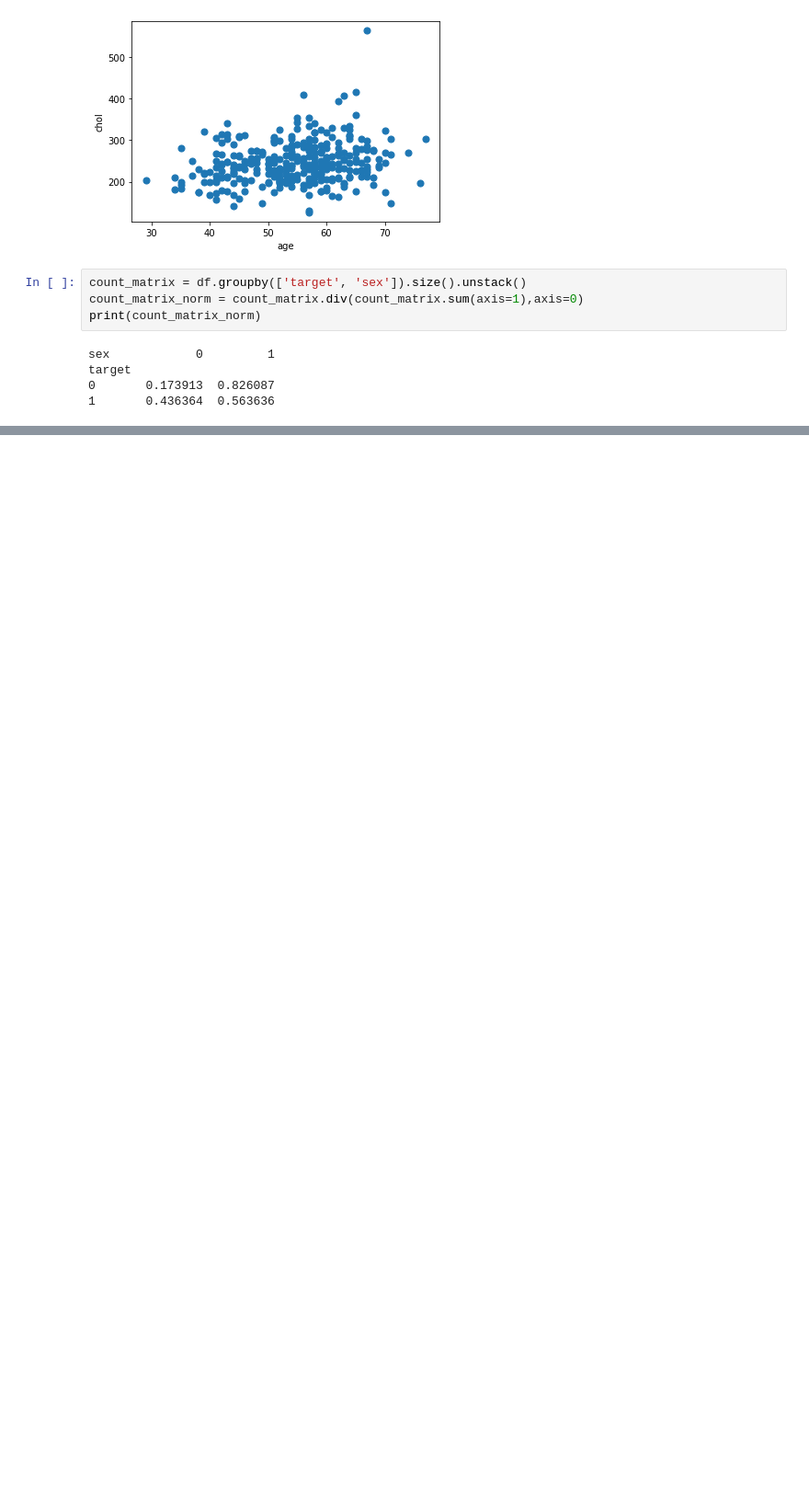
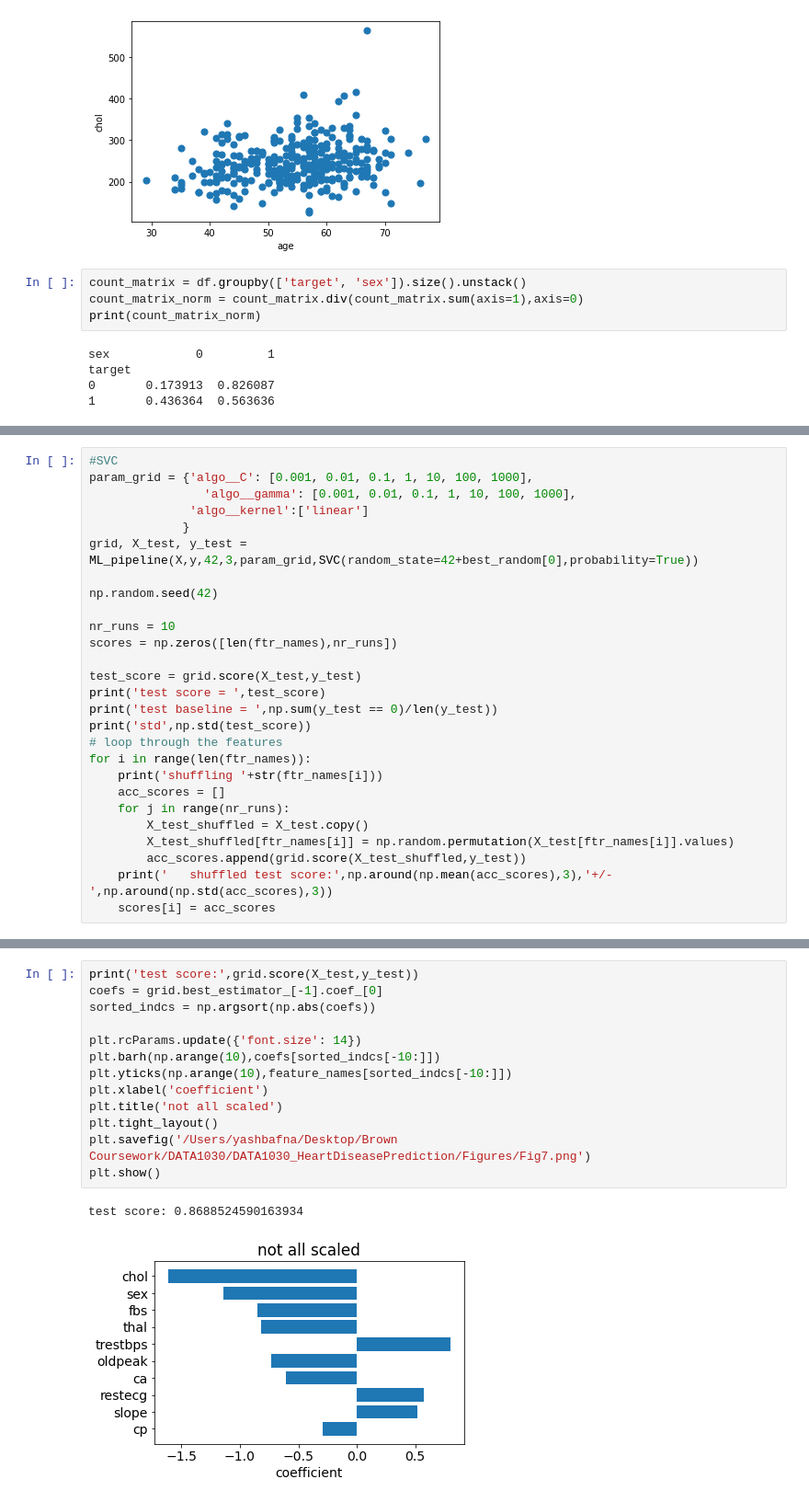
Before and after one commit to yashbafna23/DATA1030_HeartDiseasePrediction, a Jupyter notebook: Src/1030_project_main.ipynb, the cells around one changed output, grey strips where cells are left out. Shown at 92% size. Saved outputs shown, nothing was run; the diff lists cells and outputs as text; blank space fills up the shorter version.

```diff
--- a/Src/1030_project_main.ipynb
+++ b/Src/1030_project_main.ipynb
@@ -306,0 +467,27 @@ X_train
+# %%
+#SVC
+param_grid = {'algo__C': [0.001, 0.01, 0.1, 1, 10, 100, 1000],
+                'algo__gamma': [0.001, 0.01, 0.1, 1, 10, 100, 1000],
+              'algo__kernel':['linear']
+             }
+grid, X_test, y_test = ML_pipeline(X,y,42,3,param_grid,SVC(random_state=42+best_random[0],probability=True))
+
+np.random.seed(42)
+
+nr_runs = 10
+scores = np.zeros([len(ftr_names),nr_runs])
+
+test_score = grid.score(X_test,y_test)
+print('test score = ',test_score)
+print('test baseline = ',np.sum(y_test == 0)/len(y_test))
+print('std',np.std(test_score))
+# loop through the features
+for i in range(len(ftr_names)):
+    print('shuffling '+str(ftr_names[i]))
+    acc_scores = []
+    for j in range(nr_runs):
+        X_test_shuffled = X_test.copy()
+        X_test_shuffled[ftr_names[i]] = np.random.permutation(X_test[ftr_names[i]].values)
+        acc_scores.append(grid.score(X_test_shuffled,y_test))
+    print('   shuffled test score:',np.around(np.mean(acc_scores),3),'+/-',np.around(np.std(acc_scores),3))
+    scores[i] = acc_scores
@@ -306,0 +512,16 @@ X_train
+# %%
+print('test score:',grid.score(X_test,y_test))
+coefs = grid.best_estimator_[-1].coef_[0]
+sorted_indcs = np.argsort(np.abs(coefs))
+
+plt.rcParams.update({'font.size': 14})
+plt.barh(np.arange(10),coefs[sorted_indcs[-10:]])
+plt.yticks(np.arange(10),feature_names[sorted_indcs[-10:]])
+plt.xlabel('coefficient')
+plt.title('not all scaled')
+plt.tight_layout()
+plt.savefig('/Users/yashbafna/Desktop/Brown Coursework/DATA1030/DATA1030_HeartDiseasePrediction/Figures/Fig7.png')
+plt.show()
+# %% [output]
+test score: 0.8688524590163934
+[figure, added]
```
Also changed, not shown: parts of 36 cells of this notebook, 22 other files.
